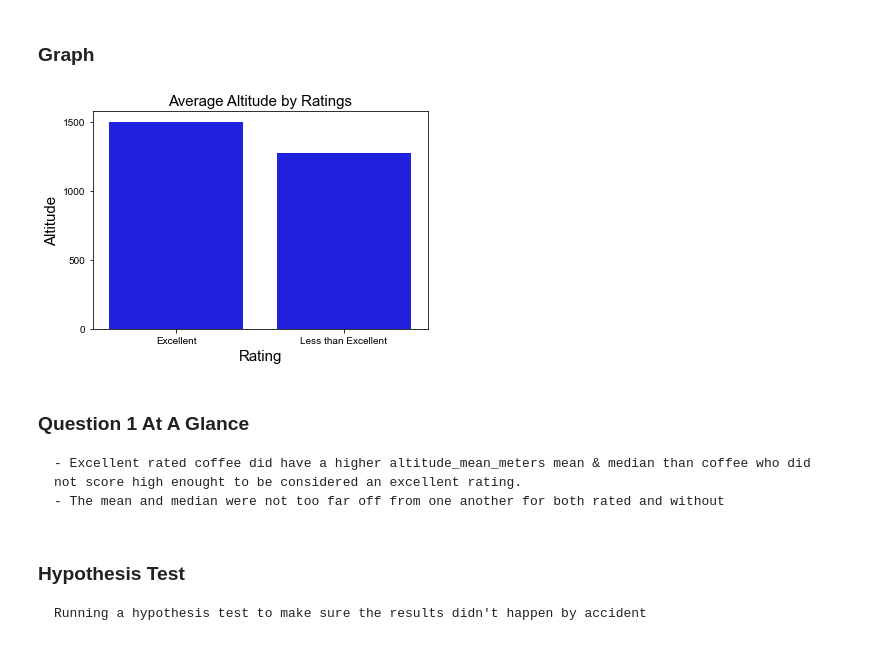
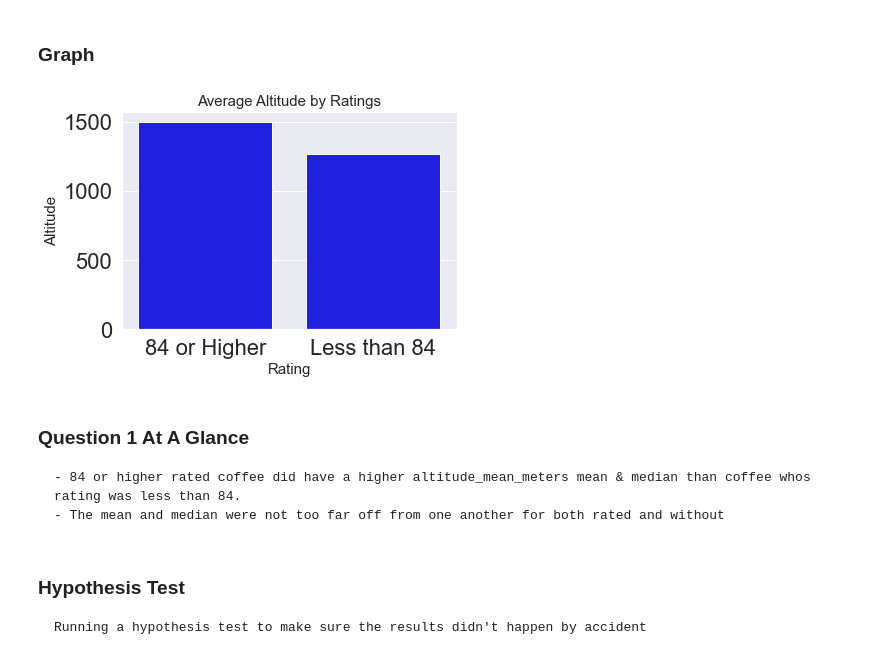
Before and after one commit to joshuamchavez2/Drivers-for-Excellent-Coffee, a Jupyter notebook: draft_explore.ipynb, the cells around one changed output. Cells and saved outputs as stored; diff of their text form; code cells hidden in the pictures.

```diff
--- a/draft_explore.ipynb
+++ b/draft_explore.ipynb
@@ -78,22 +78,22 @@ df_without.altitude_mean_meters.median()
 # %% [markdown]
 ### Graph
 # %%
-rating = ['Excellent', 'Less than Excellent']
+rating = ['84 or Higher', 'Less than 84']
 rating_mean = [df_rating.altitude_mean_meters.mean(), df_without.altitude_mean_meters.mean()]
 ax = sns.barplot(rating, rating_mean, color='blue')
 
 ax.set_xlabel('Rating',fontsize = 15, )
 ax.set_ylabel('Altitude',fontsize = 15)
 ax.set_title('Average Altitude by Ratings', fontsize = 15)
 sns.set(font_scale = 2)
 ax.set(xlabel='Rating', ylabel='Altitude')
 plt.show()
 # %% [output]
-[figure, old version]
+[figure, new version]
 # %% [markdown]
 ### Question 1 At A Glance
 
-    - Excellent rated coffee did have a higher altitude_mean_meters mean & median than coffee who did not score high enought to be considered an excellent rating.
+    - 84 or higher rated coffee did have a higher altitude_mean_meters mean & median than coffee whos rating was less than 84.
     - The mean and median were not too far off from one another for both rated and without
 # %% [markdown]
 ### Hypothesis Test
```
Also changed, not shown: parts of 9 cells of this notebook, 4 other files.
